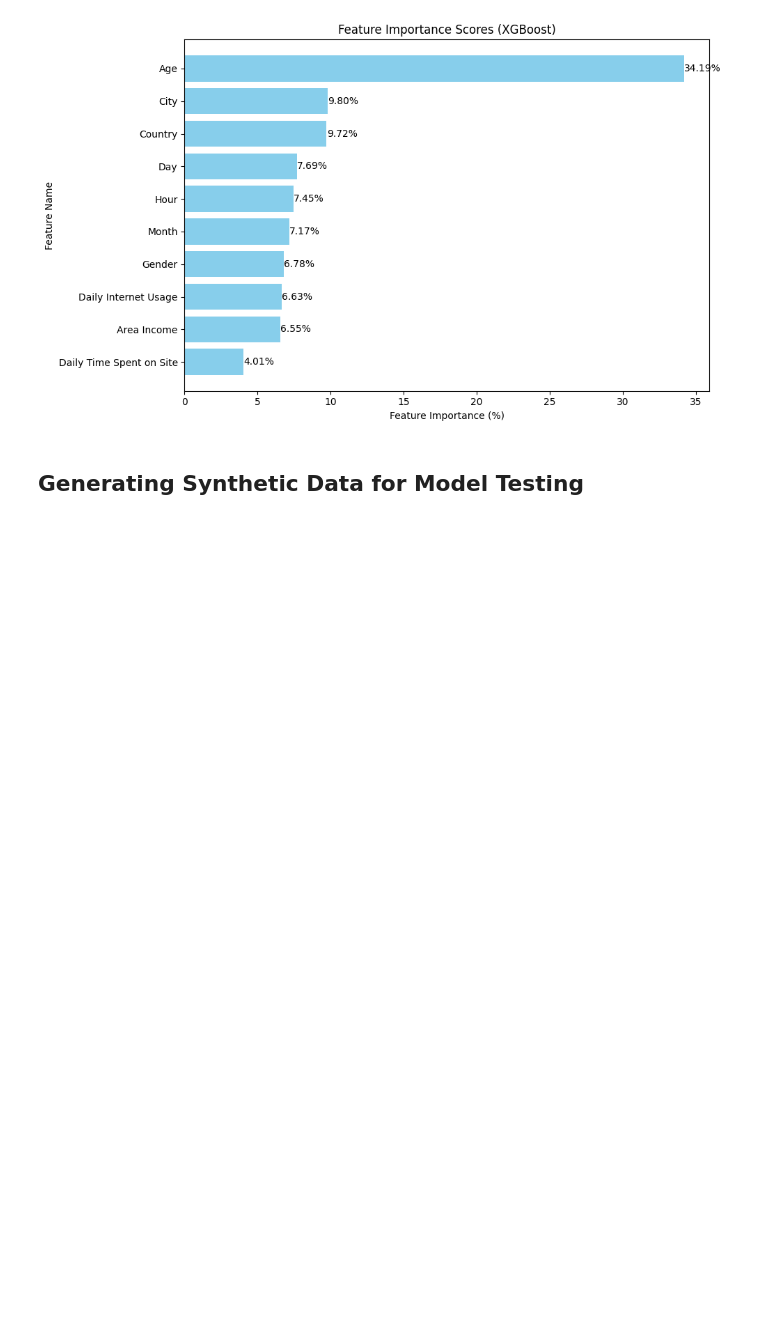
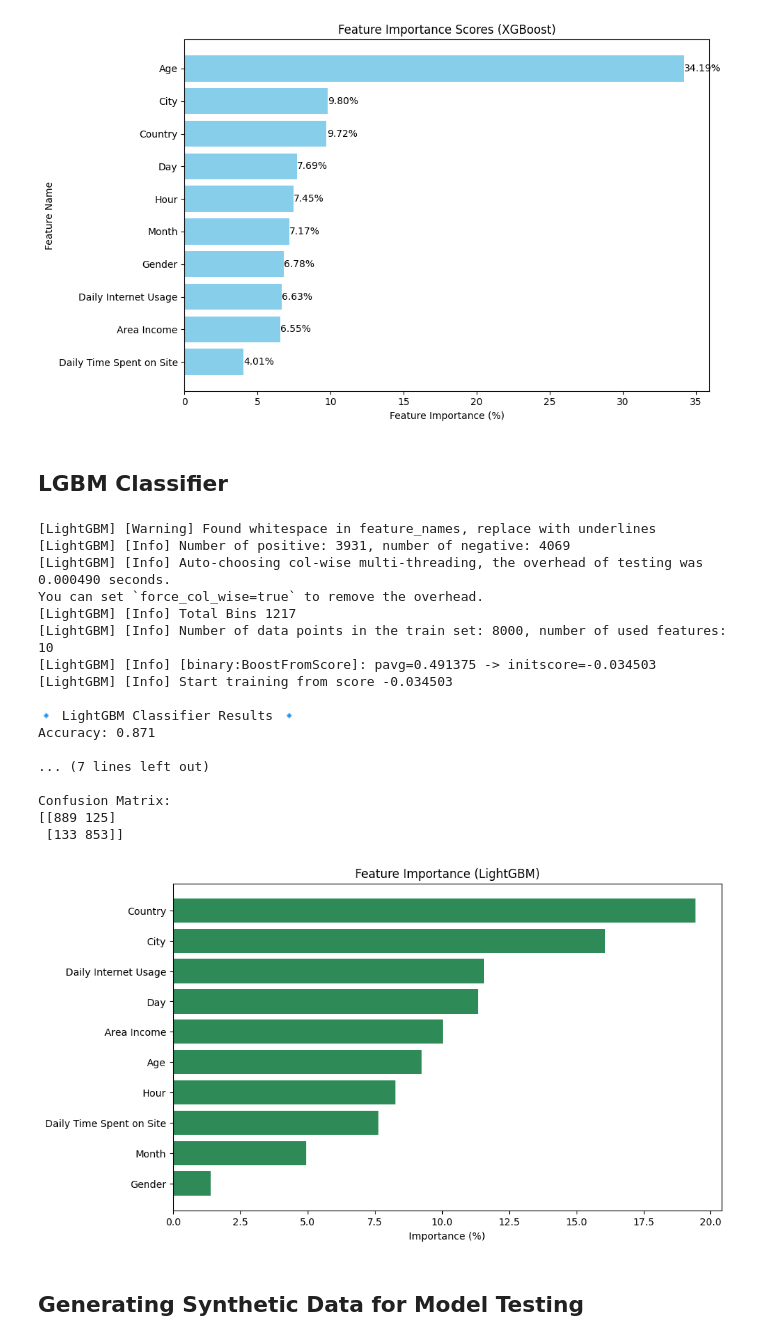
Before and after one commit to shreyamsis2025-msis/CTR_Project, a Jupyter notebook: ctr_prediction.ipynb, the cells around one changed output. Cells and saved outputs as stored; diff of their text form; code cells hidden in the pictures; blank space fills up the shorter version.

Commit message:
feat: Added LGBM Classifier and Updated requirements.txt

```diff
--- a/ctr_prediction.ipynb
+++ b/ctr_prediction.ipynb
@@ -166,6 +166,70 @@ plt.tight_layout()
 plt.show()
 # %% [output]
 [figure]
+# %% [markdown]
+## LGBM Classifier
+# %%
+from lightgbm import LGBMClassifier
+
+# Initialize and train LightGBM
+lgbm_model = LGBMClassifier(n_estimators=200, learning_rate=0.05, random_state=42)
+lgbm_model.fit(X_train, y_train)
+
+# Predict
+y_pred_lgbm = lgbm_model.predict(X_test)
+
+# Evaluate
+print("\n🔹 LightGBM Classifier Results 🔹")
+print("Accuracy:", round(accuracy_score(y_test, y_pred_lgbm), 4))
+
+# Classification report
+lgbm_report = pd.DataFrame(classification_report(y_test, y_pred_lgbm, output_dict=True)).transpose()
+print("\nClassification Report:")
+print(lgbm_report)
+
+# Confusion matrix
+print("\nConfusion Matrix:")
+print(confusion_matrix(y_test, y_pred_lgbm))
+
+# Store feature names (important)
+feature_names = X.columns if hasattr(X, 'columns') else [f'Feature_{i}' for i in range(X.shape[1])]
+
+# Feature importance for LightGBM
+lgbm_importances = lgbm_model.feature_importances_
+lgbm_importances = (lgbm_importances / sum(lgbm_importances)) * 100
+
+# Create dataframe for feature importance
+lgbm_feat_df = pd.DataFrame({
+    'Feature': feature_names,
+    'Importance (%)': lgbm_importances
+}).sort_values(by='Importance (%)', ascending=False)
+
+# Plot
+plt.figure(figsize=(10,6))
+plt.barh(lgbm_feat_df['Feature'], lgbm_feat_df['Importance (%)'], color='seagreen')
+plt.gca().invert_yaxis()
+plt.title("Feature Importance (LightGBM)")
+plt.xlabel("Importance (%)")
+plt.show()
+# %% [output]
+[LightGBM] [Warning] Found whitespace in feature_names, replace with underlines
+[LightGBM] [Info] Number of positive: 3931, number of negative: 4069
+[LightGBM] [Info] Auto-choosing col-wise multi-threading, the overhead of testing was 0.000490 seconds.
+You can set `force_col_wise=true` to remove the overhead.
+[LightGBM] [Info] Total Bins 1217
+[LightGBM] [Info] Number of data points in the train set: 8000, number of used features: 10
+[LightGBM] [Info] [binary:BoostFromScore]: pavg=0.491375 -> initscore=-0.034503
+[LightGBM] [Info] Start training from score -0.034503
+
+🔹 LightGBM Classifier Results 🔹
+Accuracy: 0.871
+
+... (7 lines left out)
+
+Confusion Matrix:
+[[889 125]
+ [133 853]]
+[figure, added]
 # %% [markdown]
 ## Generating Synthetic Data for Model Testing
 # %%
```
Also changed, not shown: parts of 4 cells of this notebook, 1 other file.
